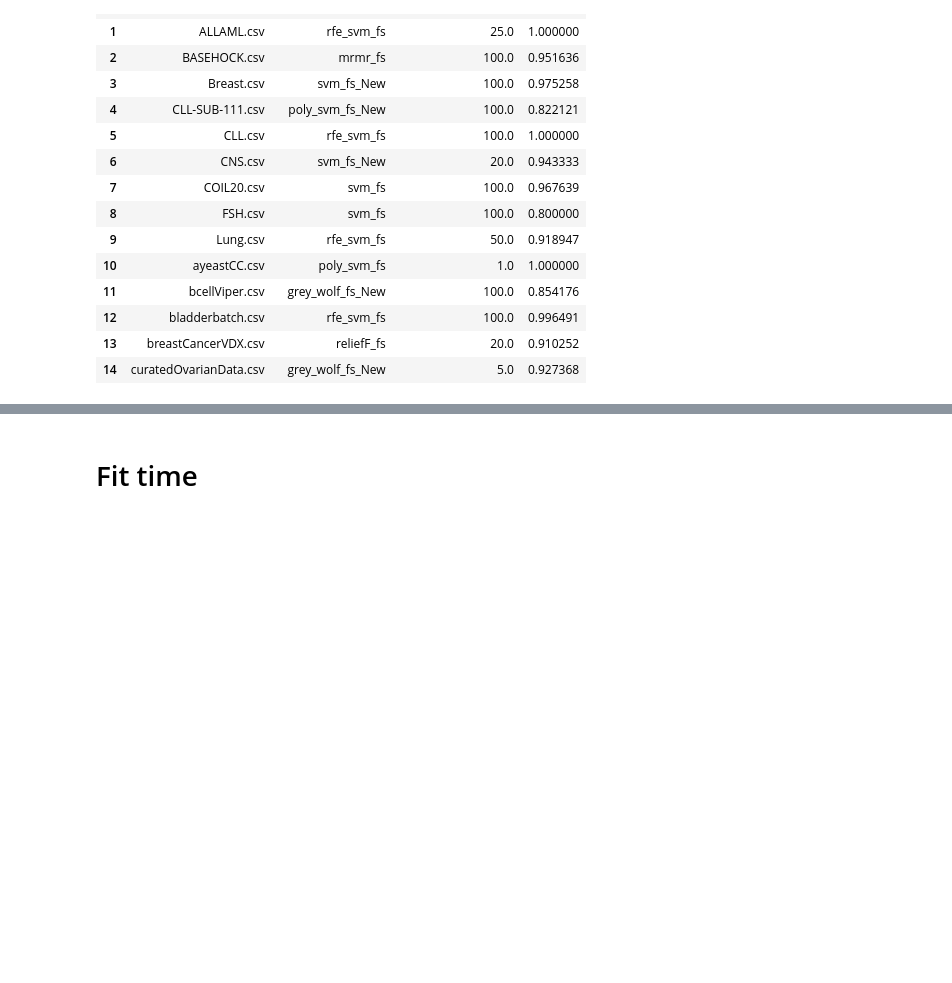
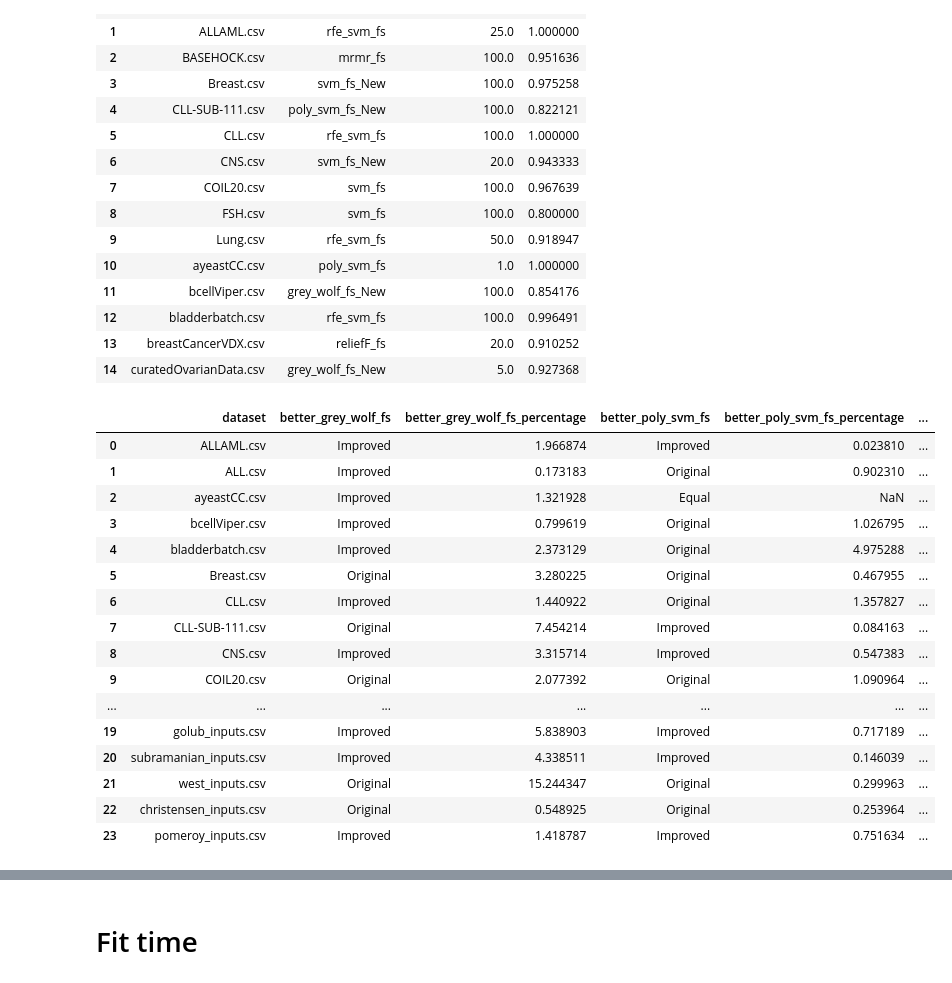
Before and after one commit to TzviLederer/feature-selection, a Jupyter notebook: analyse_results.ipynb, the cells around one changed output, grey strips where cells are left out. Drawn from its saved outputs; the diff is of its cells as text; code cells hidden in the pictures; blank space fills up the shorter version.

```diff
--- a/analyse_results.ipynb
+++ b/analyse_results.ipynb
@@ -34,3 +46,41 @@ max_acc
 | 12 | bladderbatch.csv | rfe_svm_fs | 100.0 | 0.996491 |
 | 13 | breastCancerVDX.csv | reliefF_fs | 20.0 | 0.910252 |
 | 14 | curatedOvarianData.csv | grey_wolf_fs_New | 5.0 | 0.927368 |
+# %%
+metric_col = 'test_acc'
+
+res = {d: {} for d in df.dataset.unique()}
+improvements_fs = list(df['filtering_algorithm'][df['filtering_algorithm'].str.endswith('_New')].unique())
+for new_fs in improvements_fs:
+    org_fs = new_fs[:-len('_New')]
+    mean_df = df[df['filtering_algorithm'].isin([org_fs,new_fs])].groupby(['dataset', 'filtering_algorithm']).mean()[metric_col].reset_index()
+    for dataset in mean_df.dataset.unique():
+        ds_df = mean_df[mean_df['dataset'] == dataset]
+        org_metric = ds_df[ds_df['filtering_algorithm'] == org_fs][metric_col].iloc[0]
+        new_metric = ds_df[ds_df['filtering_algorithm'] == new_fs][metric_col].iloc[0]
+        if new_metric > org_metric:
+            res[dataset].update({f'better_{org_fs}': 'Improved', f'better_{org_fs}_percentage': 100 * (new_metric / org_metric - 1)})
+        elif new_metric < org_metric:
+            res[dataset].update({f'better_{org_fs}': 'Original', f'better_{org_fs}_percentage': 100 * (org_metric / new_metric - 1)})
+        else:
+            res[dataset].update({f'better_{org_fs}': 'Equal'})
+res_df = pd.DataFrame([{'dataset': d, **v} for d, v in res.items()])
+res_df
+# %% [output]
+|  | dataset | better_grey_wolf_fs | better_grey_wolf_fs_percentage | better_poly_svm_fs | better_poly_svm_fs_percentage | ... |
+| 0 | ALLAML.csv | Improved | 1.966874 | Improved | 0.023810 | ... |
+| 1 | ALL.csv | Improved | 0.173183 | Original | 0.902310 | ... |
+| 2 | ayeastCC.csv | Improved | 1.321928 | Equal | NaN | ... |
+| 3 | bcellViper.csv | Improved | 0.799619 | Original | 1.026795 | ... |
+| 4 | bladderbatch.csv | Improved | 2.373129 | Original | 4.975288 | ... |
+| 5 | Breast.csv | Original | 3.280225 | Original | 0.467955 | ... |
+| 6 | CLL.csv | Improved | 1.440922 | Original | 1.357827 | ... |
+| 7 | CLL-SUB-111.csv | Original | 7.454214 | Improved | 0.084163 | ... |
+| 8 | CNS.csv | Improved | 3.315714 | Improved | 0.547383 | ... |
+| 9 | COIL20.csv | Original | 2.077392 | Original | 1.090964 | ... |
+| ... | ... | ... | ... | ... | ... | ... |
+| 19 | golub_inputs.csv | Improved | 5.838903 | Improved | 0.717189 | ... |
+| 20 | subramanian_inputs.csv | Improved | 4.338511 | Improved | 0.146039 | ... |
+| 21 | west_inputs.csv | Original | 15.244347 | Original | 0.299963 | ... |
+| 22 | christensen_inputs.csv | Original | 0.548925 | Original | 0.253964 | ... |
+| 23 | pomeroy_inputs.csv | Improved | 1.418787 | Improved | 0.751634 | ... |
```
Also changed, not shown: parts of 5 cells of this notebook.
